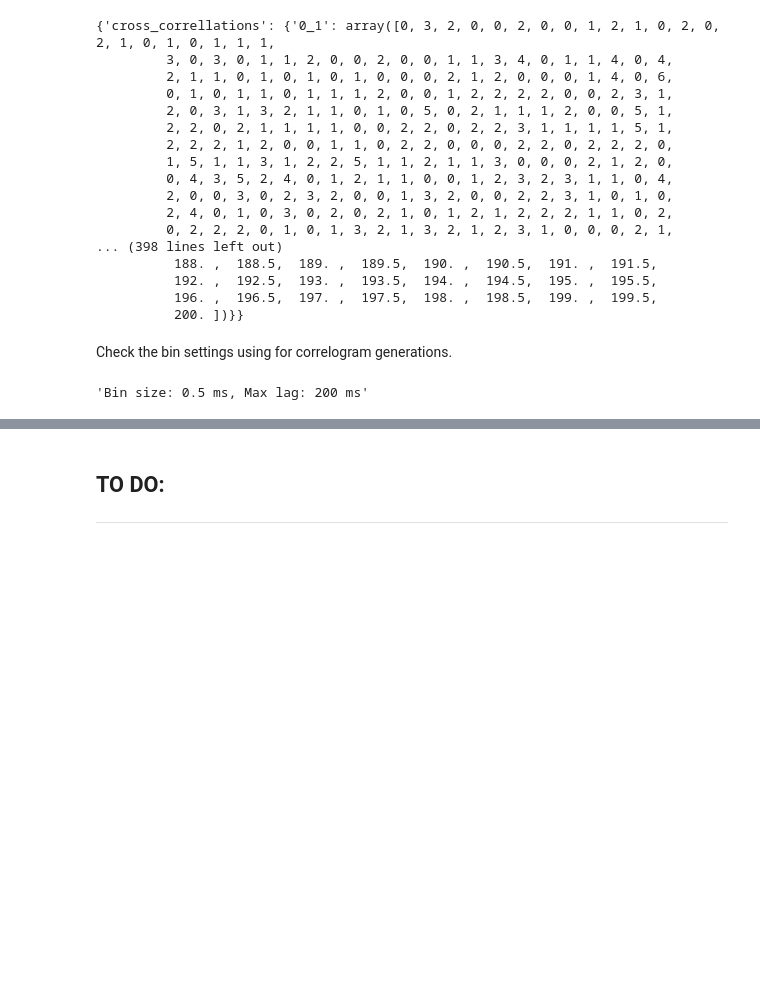
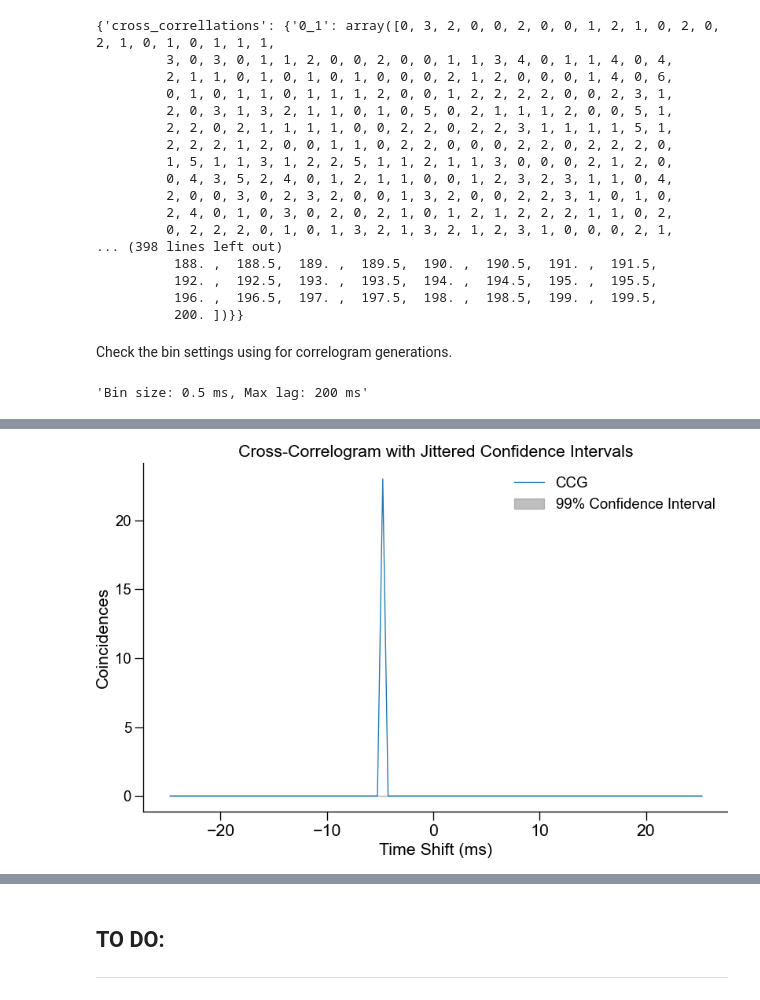
Before and after one commit to mzabolocki/SynaptiConn, a Jupyter notebook: examples/plots/plot_spiketrains_phy.ipynb, the cells around one changed output, grey strips where cells are left out. Cells and saved outputs as stored; diff of their text form; code cells hidden in the pictures; blank space fills up the shorter version.

Commit message:
jittered ccg wip

```diff
--- a/examples/plots/plot_spiketrains_phy.ipynb
+++ b/examples/plots/plot_spiketrains_phy.ipynb
@@ -134,0 +175,93 @@ snc.report_correlogram_settings()
+# %%
+def generate_ccg(pre_spike_train, post_spike_train, max_shift=25, bin_size=0.5):
+    """
+    Generate a cross-correlogram (CCG) between two spike trains with given max shift and bin size.
+
+    Parameters:
+    - pre_spike_train: array-like, spike times for the pre-cell
+    - post_spike_train: array-like, spike times for the post-cell
+    - max_shift: float, max temporal shift for CCG calculation in ms
+    - bin_size: float, size of each bin in ms
+
+    Returns:
+    - ccg_bins: array of bin centers
+    - ccg_counts: array of CCG values for each bin
+    """
+    time_shifts = np.arange(-max_shift, max_shift + bin_size, bin_size)
+    ccg_counts = []
+
+    for shift in time_shifts:
+        shifted_post_spike_train = post_spike_train + shift
+        coincidences = np.isin(pre_spike_train, shifted_post_spike_train)
+        ccg_counts.append(np.sum(coincidences))
+
+    ccg_bins = time_shifts + bin_size / 2
+    return ccg_bins, ccg_counts
+
+def apply_jitter(spike_train, jitter_range=10):
+    """
+    Apply random jitter to a spike train within a specified range.
+
+    Parameters:
+    - spike_train: array-like, original spike train to jitter
+    - jitter_range: float, jitter range in ms (± jitter_range)
+
+    Returns:
+    - jittered_spike_train: array of jittered spike times
+    """
+    jittered_spike_train = spike_train + np.random.uniform(-jitter_range, jitter_range, size=len(spike_train))
+    return jittered_spike_train
+
+def calculate_jittered_ccg(pre_spike_train, post_spike_train, num_iterations=1000, max_shift=25, bin_size=0.5, jitter_range=10):
+    """
+    Calculate the jittered cross-correlogram and confidence intervals.
+
+    Parameters:
+    - pre_spike_train: array-like, spike times for the pre-cell
+    - post_spike_train: array-like, spike times for the post-cell
+    - num_iterations: int, number of jitter iterations
+    - max_shift: float, max temporal shift for CCG calculation in ms
+    - bin_size: float, size of each bin in ms
+    - jitter_range: float, jitter range in ms (± jitter_range)
+
+    Returns:
+    - ccg_bins: array of bin centers
+    - ccg_counts: array of CCG values for each bin
+    - upper_conf: array, upper confidence limit for each bin (99%)
+    - lower_conf: array, lower confidence limit for each bin (1%)
+    """
+    # Original CCG calculation
+    ccg_bins, ccg_counts = generate_ccg(pre_spike_train, post_spike_train, max_shift, bin_size)
+    jittered_ccgs = np.zeros((num_iterations, len(ccg_bins)))
+
+    # Jitter iterations
+    for i in range(num_iterations):
+        jittered_post_spike_train = apply_jitter(post_spike_train, jitter_range)
+        _, jittered_ccg_counts = generate_ccg(pre_spike_train, jittered_post_spike_train, max_shift, bin_size)
+        jittered_ccgs[i, :] = jittered_ccg_counts
+
+    # Confidence intervals (1% and 99%)
+    upper_conf = np.percentile(jittered_ccgs, 99, axis=0)  # TO DO: check this
+    lower_conf = np.percentile(jittered_ccgs, 1, axis=0)
+
+    return ccg_bins, ccg_counts, upper_conf, lower_conf
+
+# Example spike trains (in ms)
+pre_spike_train = np.array([10, 50, 90, 130, 170, 210, 250, 290, 330, 370, 330, 370, 330, 370, 330, 370, 370, 330, 370, 330, 370, 330, 370])
+post_spike_train = np.array([15, 55, 95, 135, 175, 215, 255, 295, 335, 375, 335, 375, 335, 375, 335, 375, 375, 335, 375, 335, 375, 335, 375])
+
+# Calculate jittered CCG with confidence intervals
+ccg_bins, ccg_counts, upper_conf, lower_conf = calculate_jittered_ccg(pre_spike_train, post_spike_train)
+
+# Plot the results
+plt.figure(figsize=(10, 6))
+plt.plot(ccg_bins, ccg_counts, label="CCG")
+print(f'Upper confidence: {upper_conf}')
+print(f'Lower confidence: {lower_conf}')
+plt.fill_between(ccg_bins, lower_conf, upper_conf, color='gray', alpha=0.5, label="99% Confidence Interval")
+plt.xlabel("Time Shift (ms)")
+plt.ylabel("Coincidences")
+plt.title("Cross-Correlogram with Jittered Confidence Intervals")
+plt.legend()
+plt.show()
+# %% [output]
@@ -134,0 +278 @@ snc.report_correlogram_settings()
+[figure, added]
```
Also changed, not shown: parts of 7 cells of this notebook, 2 other files.
